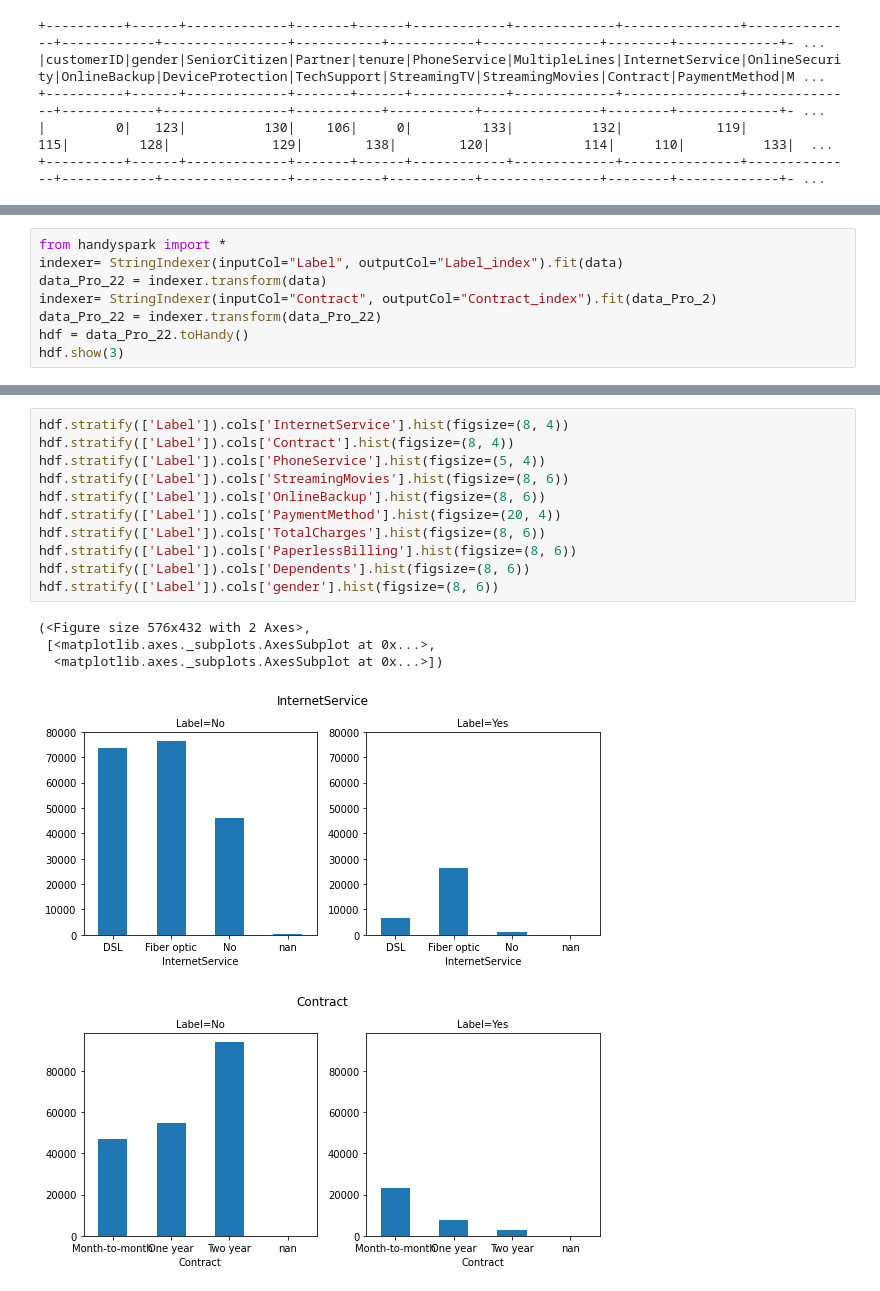
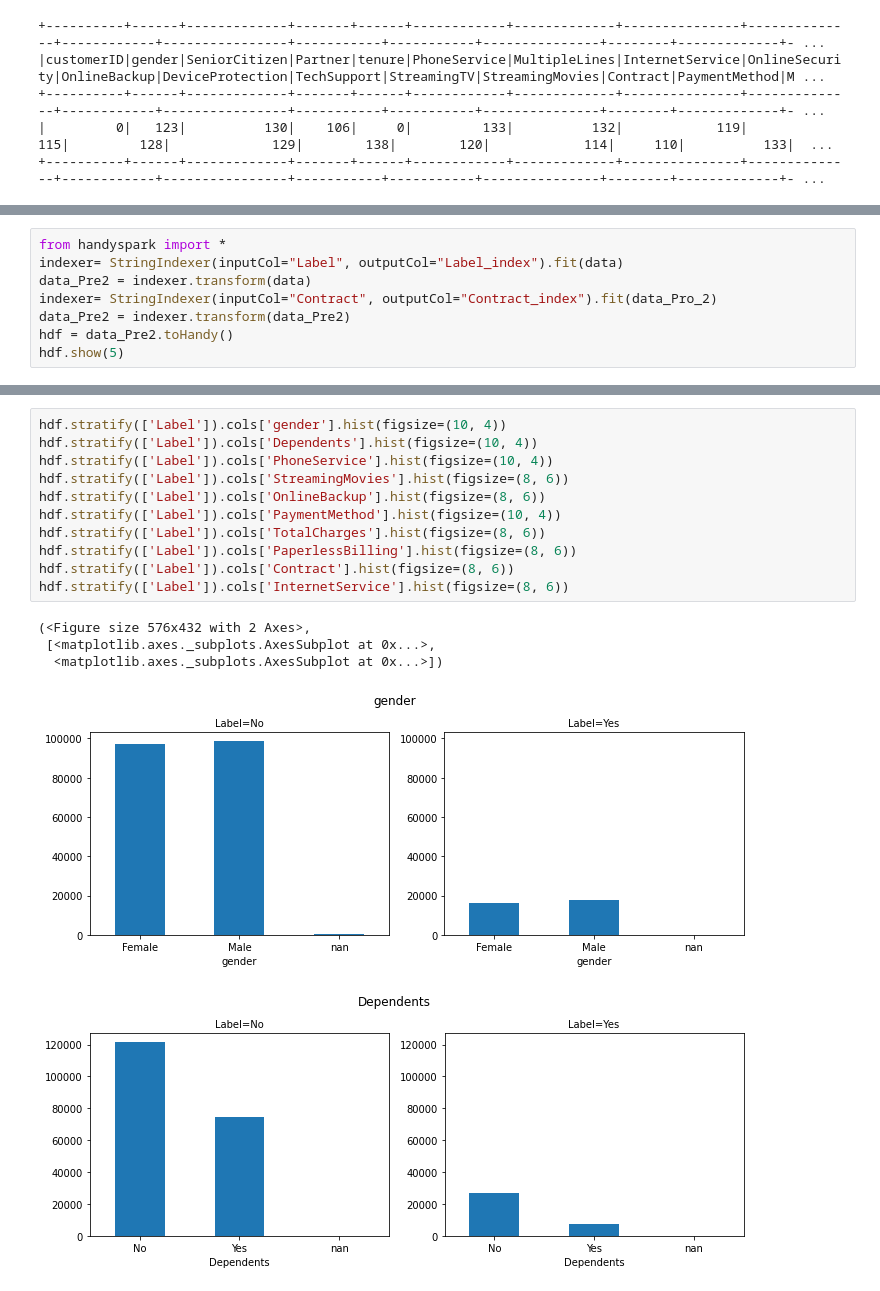
Before and after one commit to maedeamooshahi/big-4, a Jupyter notebook: Copy_of_Untitled17.ipynb, the cells around one changed output, grey strips where cells are left out. Cells and saved outputs as stored; diff of their text form.

```diff
--- a/Copy_of_Untitled17.ipynb
+++ b/Copy_of_Untitled17.ipynb
@@ -193,11 +210,11 @@ root
 # %%
 from handyspark import *
 indexer= StringIndexer(inputCol="Label", outputCol="Label_index").fit(data)
-data_Pro_22 = indexer.transform(data)
+data_Pre2 = indexer.transform(data)
 indexer= StringIndexer(inputCol="Contract", outputCol="Contract_index").fit(data_Pro_2)
-data_Pro_22 = indexer.transform(data_Pro_22)
-hdf = data_Pro_22.toHandy()
-hdf.show(3)
+data_Pre2 = indexer.transform(data_Pre2)
+hdf = data_Pre2.toHandy()
+hdf.show(5)
 # %% [output]
 +----------+------+-------------+-------+----------+------+------------+-------------+---------------+--------------+------------+----------------+-----------+-----------+---------------+------------- ...
 |customerID|gender|SeniorCitizen|Partner|Dependents|tenure|PhoneService|MultipleLines|InternetService|OnlineSecurity|OnlineBackup|DeviceProtection|TechSupport|StreamingTV|StreamingMovies|      Contrac ...
@@ -245,17 +264,17 @@ hdf.cols['PaymentMethod'].hist(ax=axs[1])
 # %%
-hdf.stratify(['Label']).cols['InternetService'].hist(figsize=(8, 4))
-hdf.stratify(['Label']).cols['Contract'].hist(figsize=(8, 4))
-hdf.stratify(['Label']).cols['PhoneService'].hist(figsize=(5, 4))
+hdf.stratify(['Label']).cols['gender'].hist(figsize=(10, 4))
+hdf.stratify(['Label']).cols['Dependents'].hist(figsize=(10, 4))
+hdf.stratify(['Label']).cols['PhoneService'].hist(figsize=(10, 4))
 hdf.stratify(['Label']).cols['StreamingMovies'].hist(figsize=(8, 6))
 hdf.stratify(['Label']).cols['OnlineBackup'].hist(figsize=(8, 6))
-hdf.stratify(['Label']).cols['PaymentMethod'].hist(figsize=(20, 4))
+hdf.stratify(['Label']).cols['PaymentMethod'].hist(figsize=(10, 4))
 hdf.stratify(['Label']).cols['TotalCharges'].hist(figsize=(8, 6))
 hdf.stratify(['Label']).cols['PaperlessBilling'].hist(figsize=(8, 6))
-hdf.stratify(['Label']).cols['Dependents'].hist(figsize=(8, 6))
-hdf.stratify(['Label']).cols['gender'].hist(figsize=(8, 6))
+hdf.stratify(['Label']).cols['Contract'].hist(figsize=(8, 6))
+hdf.stratify(['Label']).cols['InternetService'].hist(figsize=(8, 6))
 # %% [output]
 (<Figure size 576x432 with 2 Axes>,
  [<matplotlib.axes._subplots.AxesSubplot at 0x...>,
   <matplotlib.axes._subplots.AxesSubplot at 0x...>])
-[figure, old version]
+[figure, new version]
-[figure, old version]
+[figure, new version]
```
Also changed, not shown: parts of 20 cells of this notebook.
